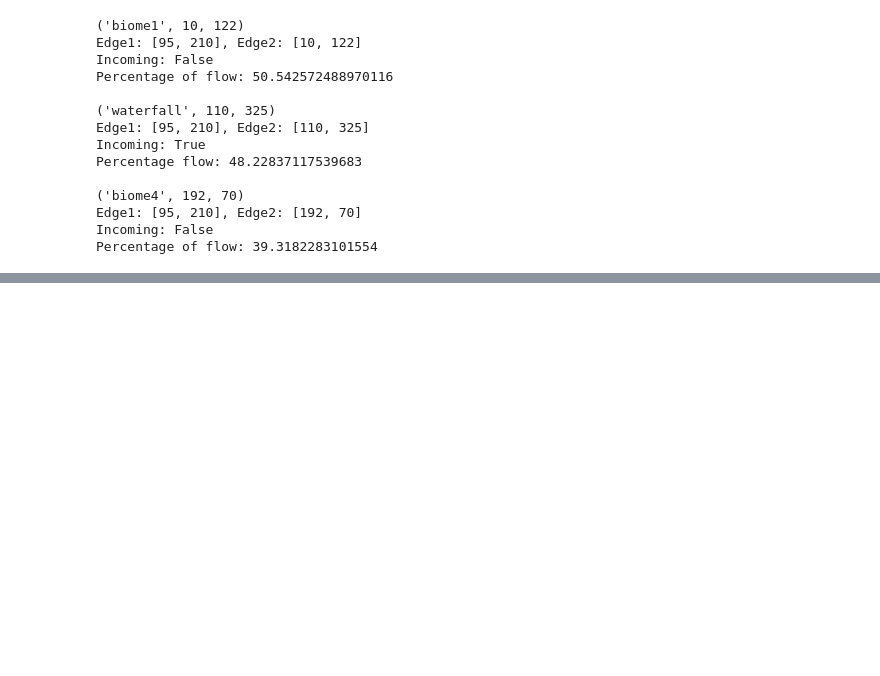
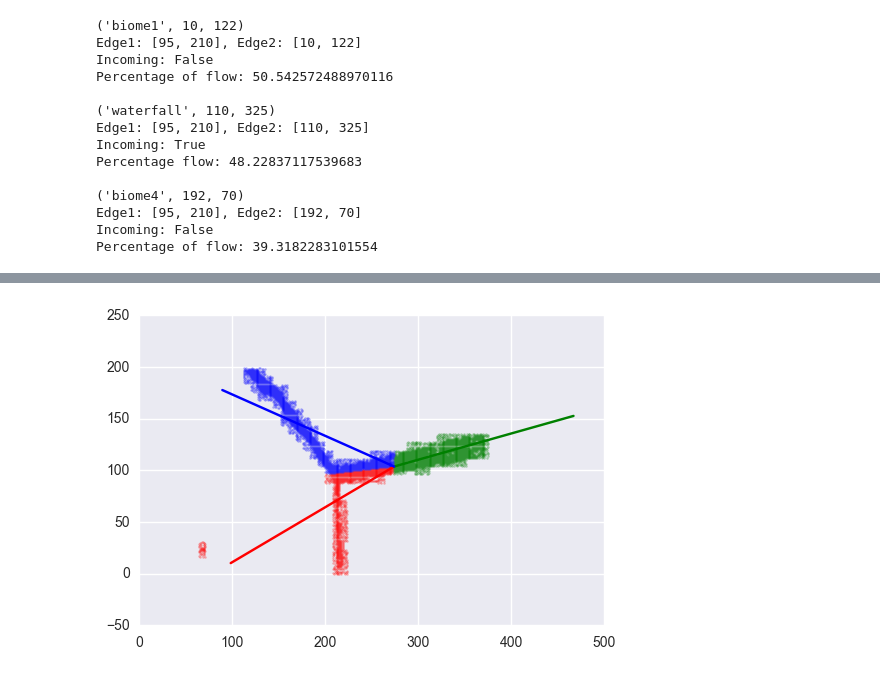
Before and after one commit to NickHoernle/Essil, a Jupyter notebook: water_path_detection/infer_water_trajectory.ipynb, the cells around one changed output, grey strips where cells are left out. Cells and saved outputs as stored; diff of their text form; code cells hidden in the pictures; blank space fills up the shorter version.

```diff
--- a/water_path_detection/infer_water_trajectory.ipynb
+++ b/water_path_detection/infer_water_trajectory.ipynb
@@ -240,0 +306,4 @@ plt.show()
+# %%
+K = 3
+centroid = (200, 240)
+thetas = [0,-1,1]
@@ -240,0 +359,29 @@ plt.show()
+# %%
+def iterate_to_get_thetas_and_mu(mu_prior, sigma_prior, K):
+    sd = np.ones(K)
+    iteration = 0
+    diff = 1e10
+    while diff > 1e-3:
+        mu_prior, sigma_prior, thetas, clusters, sd_n = get_thetas_and_centroid(x_coord, y_coord, mu_prior, sigma_prior, K)
+        diff = np.abs(np.subtract(sd_n, sd)).sum()
+        sd = sd_n
+        iteration += 1
+        if iteration >= 25:
+            break
+    return mu_prior, sigma_prior, thetas, clusters, sd_n
+# %%
+mu_prior = np.array([200,150])
+sigma_prior = np.array([[200,0], [0,200]])
+K = 3
+mu, sigma, thetas, clusters, sd_n = iterate_to_get_thetas_and_mu(mu_prior, sigma_prior, K)
+# %%
+colors = ['r', 'g', 'b']
+for i in range(3):
+    plt.scatter(x_coord[clusters==i], y_coord[clusters==i], c=colors[i], lw=0, s=3, alpha=0.3)
+    xs, ys = convert_theta_centroid_to_line(np.arange(200), thetas[i], mu)
+    plt.plot(xs, ys, c=colors[i])
+
+# plt.legend(loc='best')
+plt.show()
+# %% [output]
+[figure, added]
```
Also changed, not shown: parts of 16 cells of this notebook.
